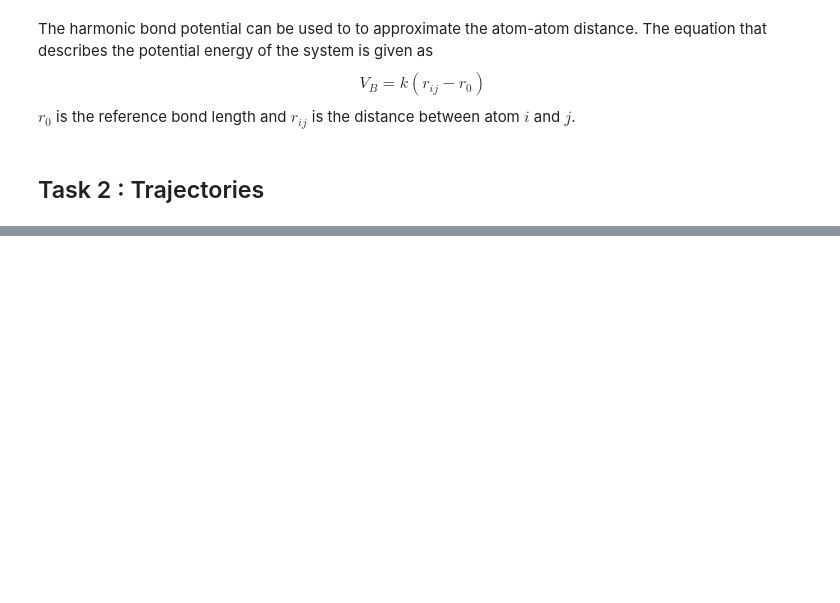
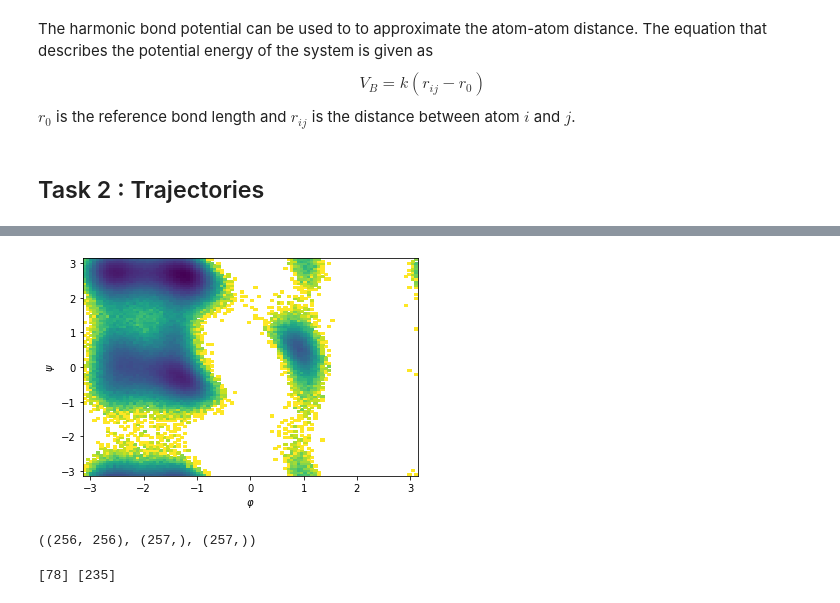
Before and after one commit to mahesh27dx/molecular_phys, a Jupyter notebook: HW3/HW_3.ipynb, the cells around one changed output, grey strips where cells are left out. Saved outputs shown, nothing was run; the diff lists cells and outputs as text; code cells hidden in the pictures; blank space fills up the shorter version.

```diff
--- a/HW3/HW_3.ipynb
+++ b/HW3/HW_3.ipynb
@@ -156,0 +188,9 @@ NameError: name 'md' is not defined
+# %%
+plt.hist2d(np.concatenate(dihedrals)[:, 0],
+           np.concatenate(dihedrals)[:, 1],
+           bins=100, cmap='viridis_r',
+           norm=plt.matplotlib.colors.LogNorm())
+plt.xlabel(r'$\varphi$')
+plt.ylabel(r'$\psi$');
+# %% [output]
+[figure, added]
@@ -156,0 +202,23 @@ NameError: name 'md' is not defined
+# %%
+# note that the histogram function gives back "edges" of our bins, i.e.
+# the left and right boundary of each bin.
+# that is one more than we have counts in each dimension.
+hist.shape, x_edges.shape, y_edges.shape
+# %% [output]
+((256, 256), (257,), (257,))
+# %%
+# find the indices of the histogram where the histogram is max
+# as `hist` is 2 dimensional, we get two indices
+# one for each dimension
+
+x_max_ind, y_max_ind = np.where(hist == hist.max())
+print(x_max_ind, y_max_ind)
+
+# compute the center of the bins in both x and y direction
+x_bin = x_edges[x_max_ind[0]:x_max_ind[0]+2]
+x_max = x_bin.mean()
+
+y_bin = y_edges[y_max_ind[0]:y_max_ind[0]+2]
+y_max = y_bin.mean()
+# %% [output]
+[78] [235]
```
Also changed, not shown: parts of 14 cells of this notebook, 14 other files.
